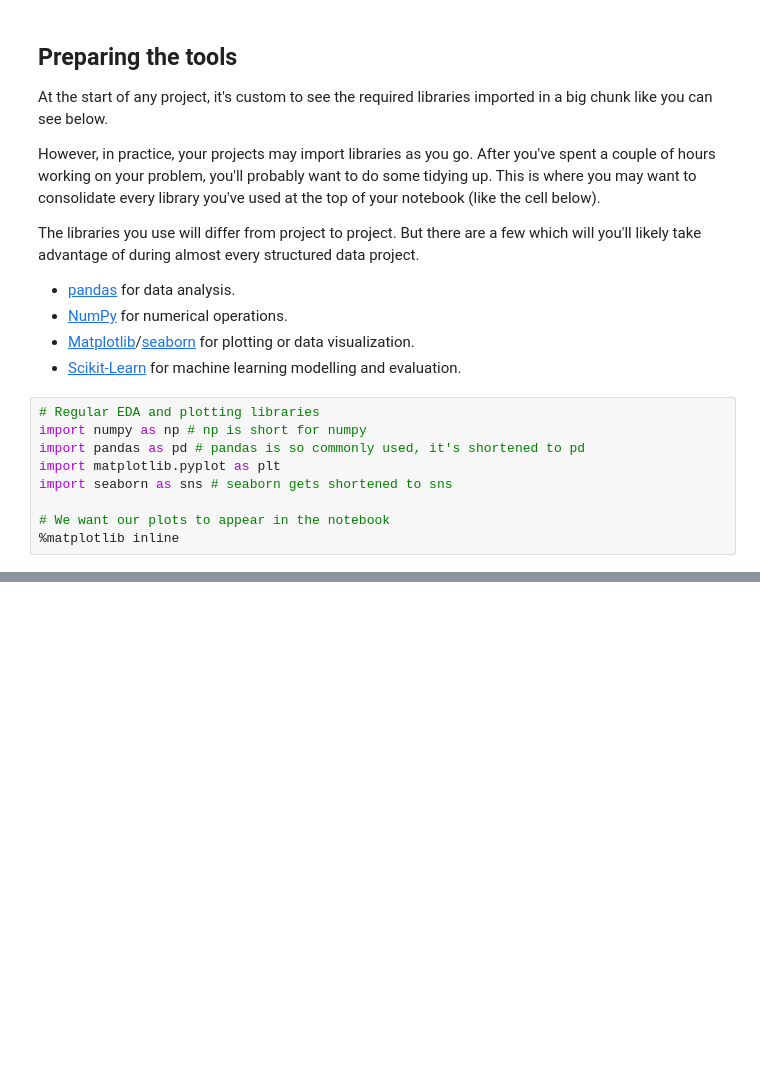
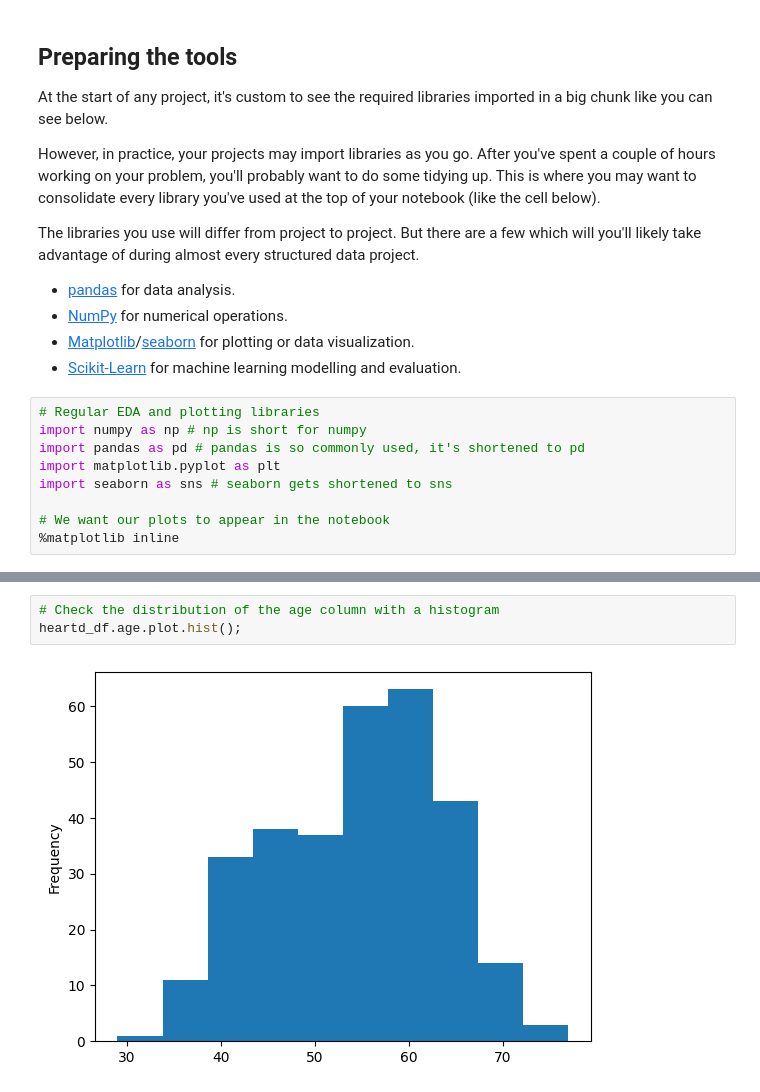
Before and after one commit to Rajrishi07/Heart_Disease_Predictor, a Jupyter notebook: Heart_diseast_Notebook.ipynb, the cells around one changed output, grey strips where cells are left out. Drawn from its saved outputs; the diff is of its cells as text; blank space fills up the shorter version.

```diff
--- a/Heart_diseast_Notebook.ipynb
+++ b/Heart_diseast_Notebook.ipynb
@@ -151,0 +310,5 @@ heartd_df.head()
+# %%
+# Check the distribution of the age column with a histogram
+heartd_df.age.plot.hist();
+# %% [output]
+[figure, added]
```
Also changed, not shown: parts of 23 cells of this notebook.
